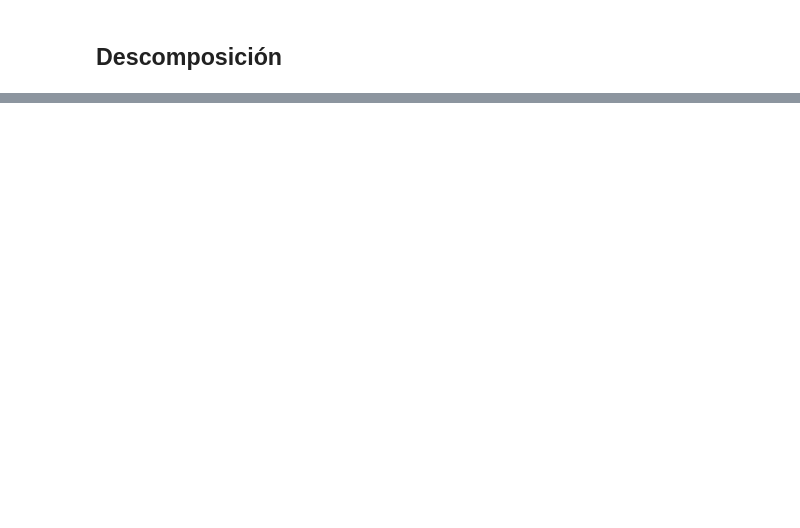
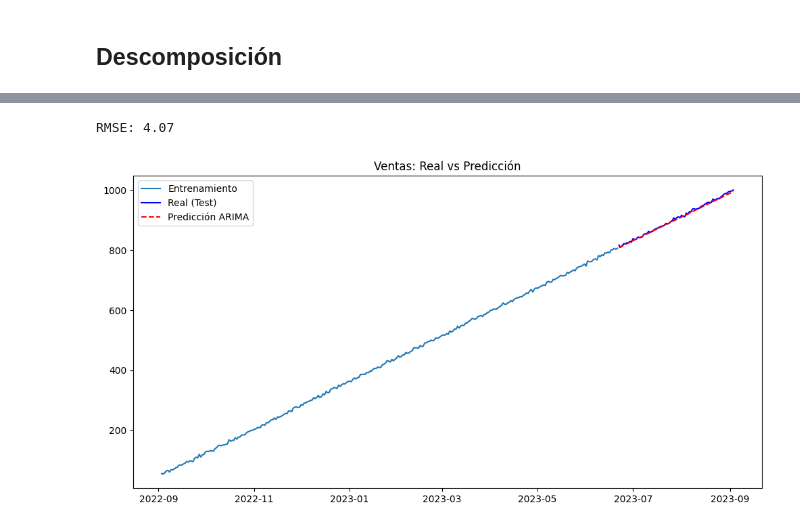
Before and after one commit to 4GeeksAcademy/IgnacioSabinoG-IntroML, a Jupyter notebook: src/10-temporal-series.ipynb, the cells around one changed output, grey strips where cells are left out. Saved outputs shown, nothing was run; the diff lists cells and outputs as text; code cells hidden in the pictures; blank space fills up the shorter version.

Commit message:
Tarea real

```diff
--- a/src/10-temporal-series.ipynb
+++ b/src/10-temporal-series.ipynb
@@ -54,0 +125,8 @@ plt.show()
+# %%
+from scipy.signal import periodogram
+
+f, Pxx_den = periodogram(df['sales'].diff().dropna())
+
+# El periodo es 1 / frecuencia
+periodo_estimado = 1 / f[np.argmax(Pxx_den)]
+print(f"El ciclo dominante sugerido es de aproximadamente: {periodo_estimado:.2f} días")
@@ -54,0 +167,7 @@ plt.show()
+# %%
+# Entrenamos con order=(1,1,1)
+# d=1 diferencia los datos automáticamente para hacerlos estacionarios
+model_arima = ARIMA(train, order=(1, 1, 1))
+model_res = model_arima.fit()
+
+print(model_res.summary())
@@ -54,0 +192,20 @@ plt.show()
+# %%
+# Predicción para el tamaño del conjunto de test
+# forecast() devuelve los valores directamente en el horizonte temporal de test
+predictions = model_res.forecast(steps=len(test))
+
+# Calcular error
+rmse = np.sqrt(mean_squared_error(test, predictions))
+print(f"RMSE: {rmse:.2f}")
+
+# Gráfico final ordenado
+plt.figure(figsize=(12, 6))
+plt.plot(train, label='Entrenamiento')
+plt.plot(test, label='Real (Test)', color='blue')
+plt.plot(test.index, predictions, label='Predicción ARIMA', color='red', linestyle='--')
+plt.title('Ventas: Real vs Predicción')
+plt.legend()
+plt.show()
+# %% [output]
+RMSE: 4.07
+[figure, added]
```
Also changed, not shown: parts of 23 cells of this notebook, 1 other file.
